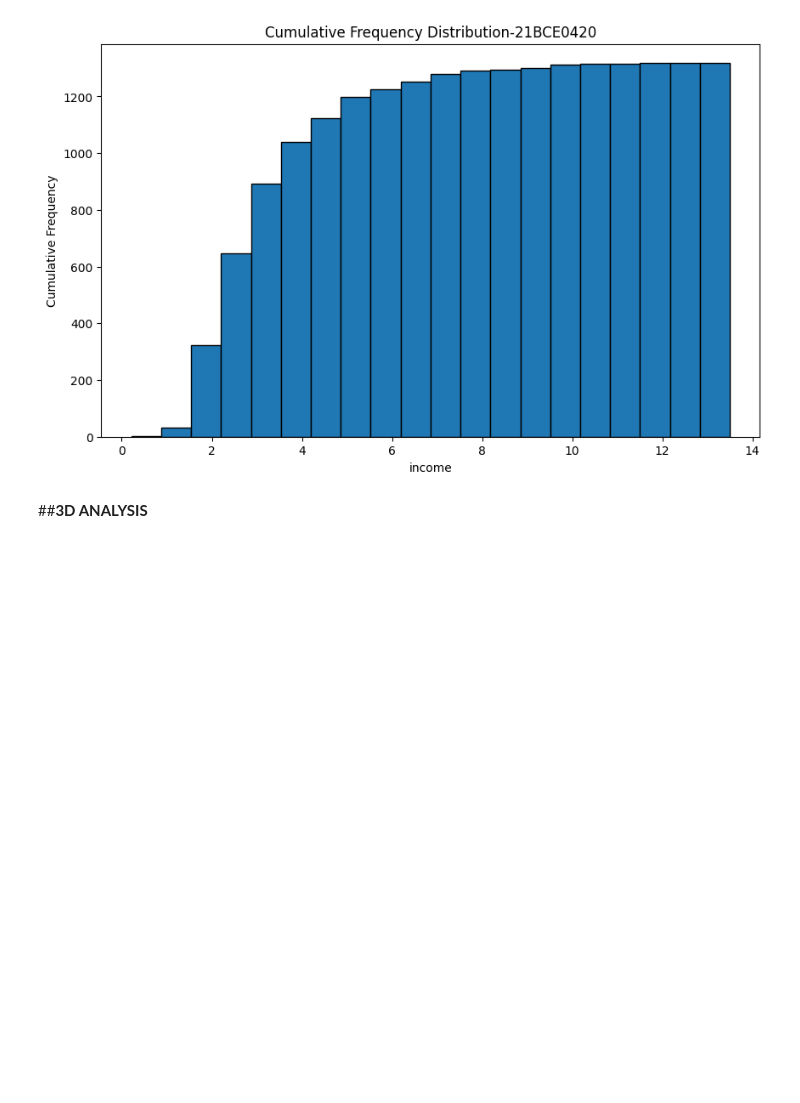
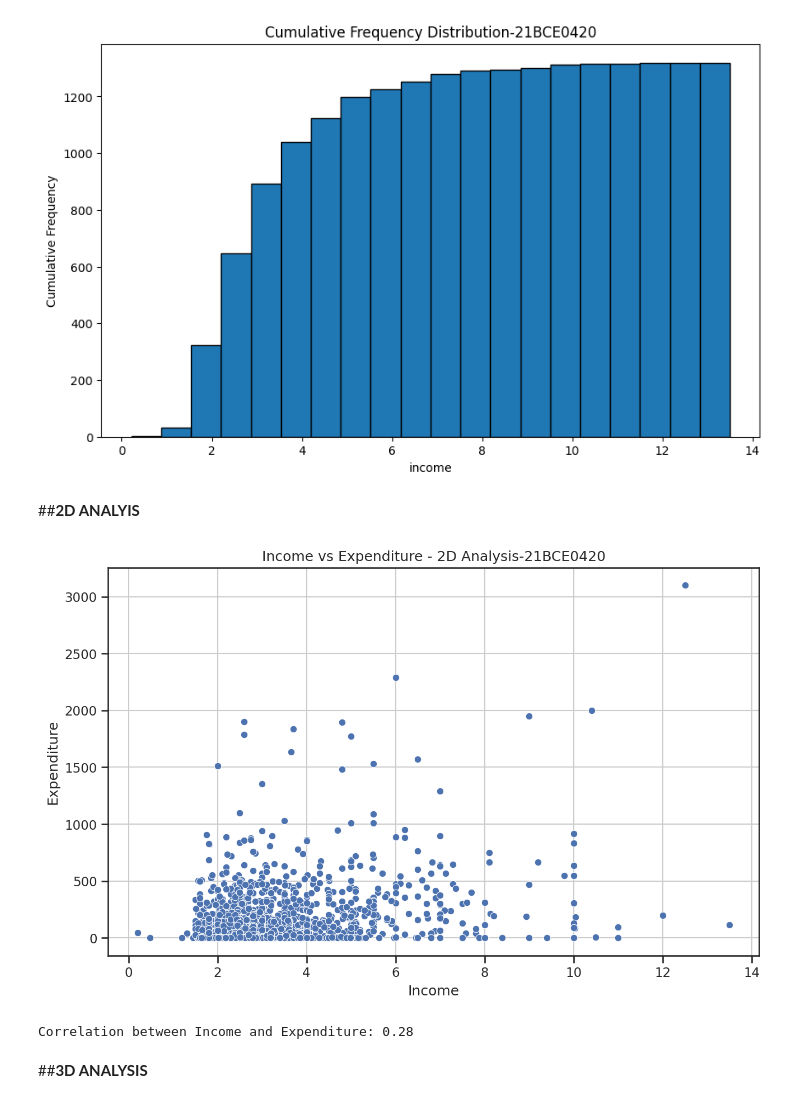
Before and after one commit to 21BCE0420/BCSE331L-EDA, a Jupyter notebook: 21BCE0420.ipynb, the cells around one changed output. Drawn from its saved outputs; the diff is of its cells as text; code cells hidden in the pictures; blank space fills up the shorter version.

```diff
--- a/21BCE0420.ipynb
+++ b/21BCE0420.ipynb
@@ -597,6 +597,24 @@ plt.ylabel("Cumulative Frequency")
 plt.show()
 # %% [output]
 [figure]
+# %% [markdown]
+##**2D ANALYIS**
+# %%
+# Scatter Plot (2D)
+plt.figure(figsize=(10, 6))
+sns.scatterplot(data=df, x="income", y="expenditure")
+plt.title("Income vs Expenditure - 2D Analysis-21BCE0420")
+plt.xlabel("Income")
+plt.ylabel("Expenditure")
+plt.grid(True)
+plt.show()
+
+# Correlation Coefficient
+correlation = df[["income", "expenditure"]].corr().iloc[0, 1]
+print(f"Correlation between Income and Expenditure: {correlation:.2f}")
+# %% [output]
+[figure, added]
+Correlation between Income and Expenditure: 0.28
 # %% [markdown]
 ##**3D ANALYSIS**
 # %%
```
